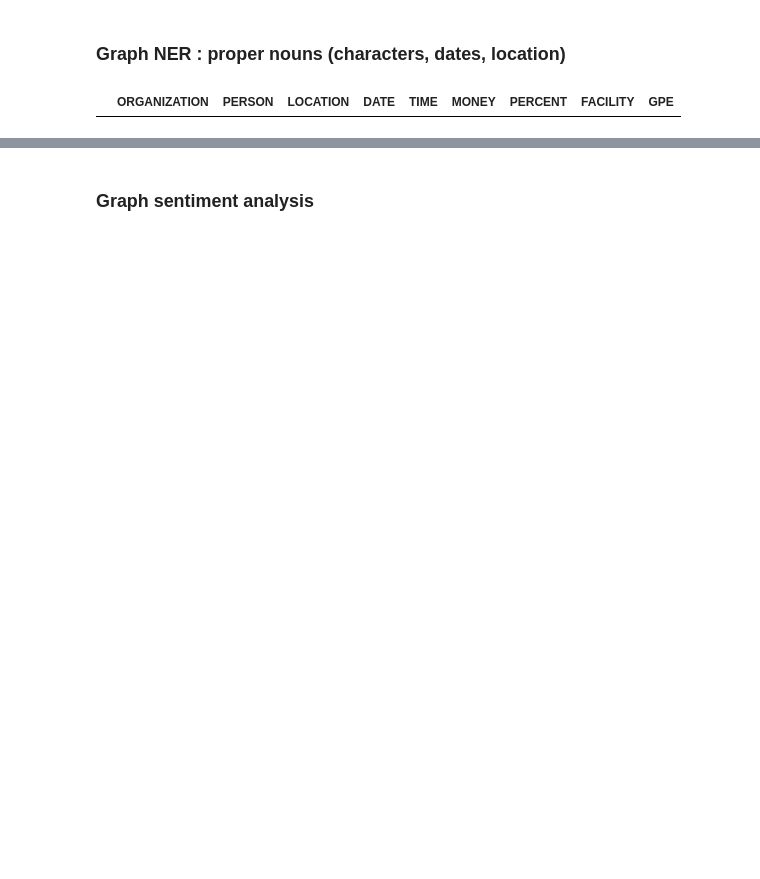
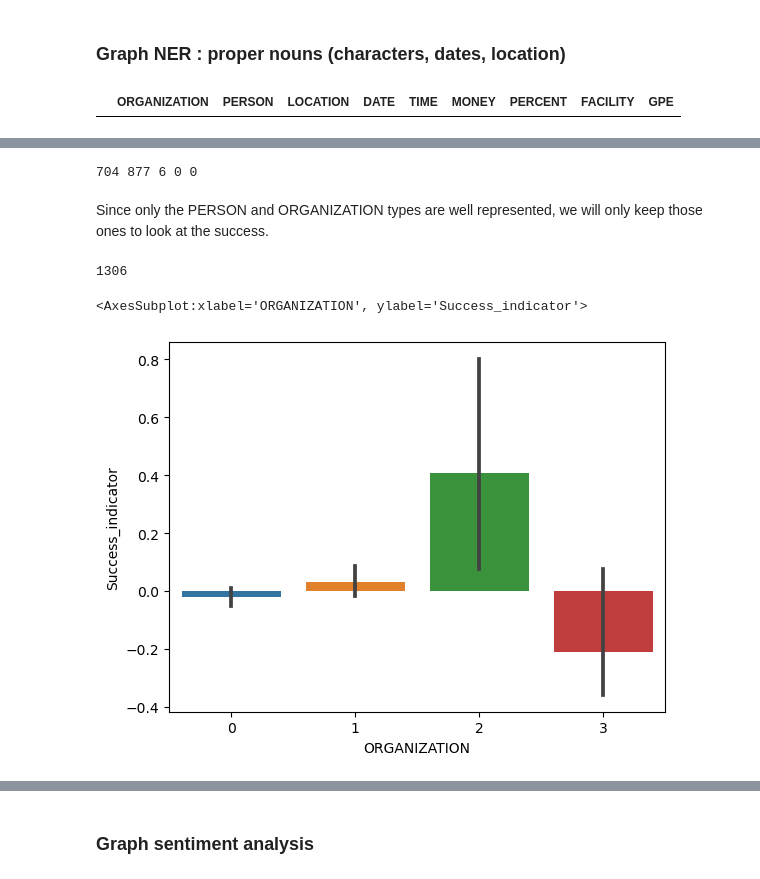
Before and after one commit to epfl-ada/ada-2023-project-randada, a Jupyter notebook: Key_Features.ipynb, the cells around one changed output, grey strips where cells are left out. Cells and saved outputs as stored; diff of their text form; code cells hidden in the pictures; blank space fills up the shorter version.

```diff
--- a/Key_Features.ipynb
+++ b/Key_Features.ipynb
@@ -289,0 +292,29 @@ movies.head()
+# %%
+# graph
+
+titles_person=movies[movies.PERSON!=0]
+titles_organization=movies[movies.ORGANIZATION!=0]
+titles_location=movies[movies.LOCATION!=0]
+titles_date=movies[movies.DATE!=0]
+titles_time=movies[movies.TIME!=0]
+titles_money=movies[movies.MONEY!=0]
+titles_percent=movies[movies.PERCENT!=0]
+titles_facility=movies[movies.FACILITY!=0]
+titles_gpe=movies[movies.GPE!=0]
+
+
+print(len(titles_person),len(titles_organization),len(titles_location),len(titles_date),len(titles_time))
+# %% [output]
+704 877 6 0 0
+# %% [markdown]
+Since only the PERSON and ORGANIZATION types are well represented, we will only keep those ones to look at the success.
+# %%
+titles_rest=movies[movies.PERSON==0][movies.ORGANIZATION==0]
+len(titles_rest)
+# %% [output]
+1306
+# %%
+sns.barplot(data=movies,x='ORGANIZATION',y='Success_indicator')
+# %% [output]
+<AxesSubplot:xlabel='ORGANIZATION', ylabel='Success_indicator'>
+[figure, added]
```
Also changed, not shown: parts of 17 cells of this notebook.
